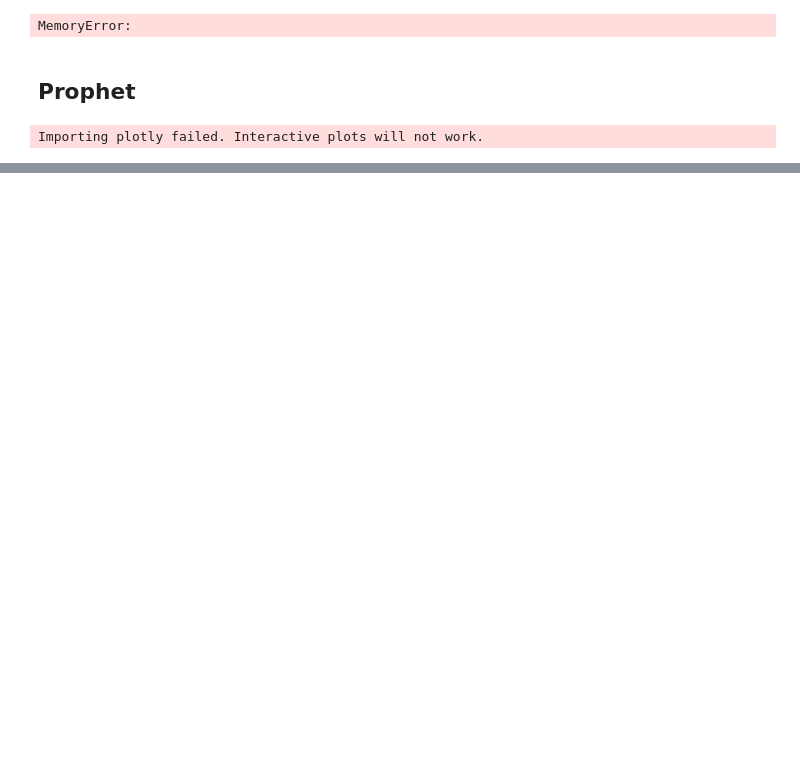
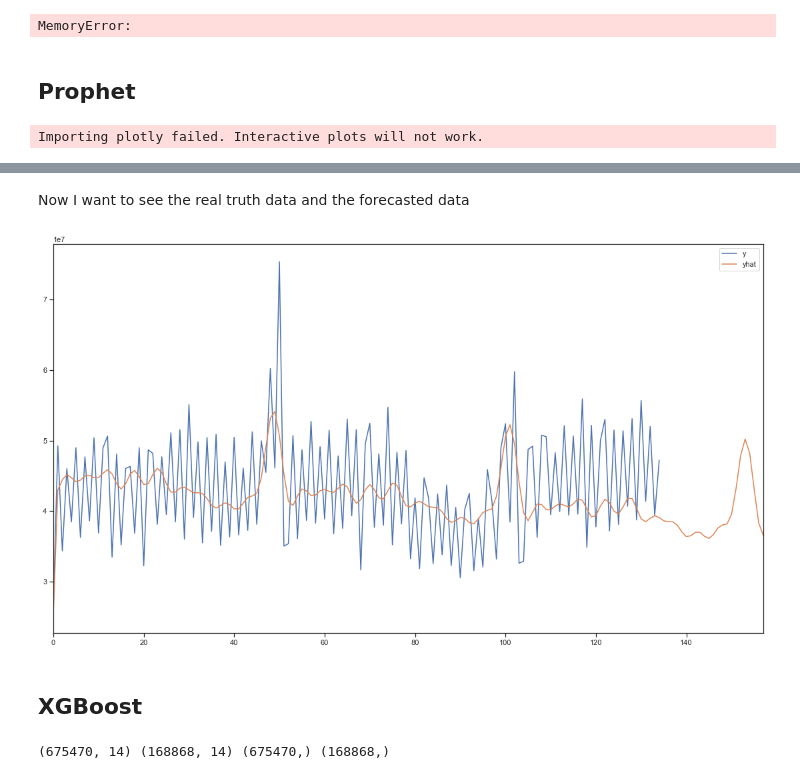
Before and after one commit to comsavvy/Rossman-Sales-Prediction, a Jupyter notebook: Rossman Sales Prediction.ipynb, the cells around one changed output, grey strips where cells are left out. Drawn from its saved outputs; the diff is of its cells as text; code cells hidden in the pictures; blank space fills up the shorter version.

```diff
--- a/Rossman Sales Prediction.ipynb
+++ b/Rossman Sales Prediction.ipynb
@@ -908,0 +934,6 @@ Importing plotly failed. Interactive plots will not work.
+# %%
+# as I understand from the documentation, the variables should have a specific names
+ts_prophet = ts_prophet.rename(columns = {"Date": "ds",
+                          "Sales": "y"})
+
+ts_prophet.tail()
@@ -908,0 +1011,19 @@ Importing plotly failed. Interactive plots will not work.
+# %% [markdown]
+Now I want to see the real truth data and the forecasted data
+# %%
+fc_week_prophet = forecast[["ds", "yhat", "yhat_lower", "yhat_upper"]] # create a df with only the importan variables
+fc_week_prophet = fc_week_prophet.merge(ts_week_prophet, how = "left", on = "ds") #add the original data to the fc frame, so we can compare
+fc_week_prophet = fc_week_prophet.set_index("ds") # make a time series index
+fc_week_prophet = fc_week_prophet.reset_index()
+fc_week_prophet.head()
+
+plt.figsize=(10,20)
+fc_week_prophet["y"].plot(figsize=(17,10))
+fc_week_prophet["yhat"].plot()
+
+plt.legend()
+plt.show()
+# %% [output]
+[figure, added]
+# %% [markdown]
+## XGBoost
@@ -908,0 +1039,16 @@ Importing plotly failed. Interactive plots will not work.
+# %%
+features = ["Store",'DayOfWeek','Promo',
+       'StateHoliday', 'SchoolHoliday', 'Year', 'Month', 'DayOfMonth',
+       'StoreType', 'Assortment',
+       'CompetitionDistance', 'Promo2',
+       'CompetitionOpen', 'PromoOpen']
+train_store["StateHoliday"] = train_store["StateHoliday"].astype('int64')
+train_store["Assortment"] = train_store["Assortment"].astype('int64')
+features = train_store[features]
+target = train_store['Sales']
+
+X_train, X_train_test, y_train, y_train_test = model_selection.train_test_split(features, target, test_size = 0.20, random_state = 15)
+# I call here train_test_set which is  divided 80% and 20% validation
+print(X_train.shape, X_train_test.shape, y_train.shape, y_train_test.shape)
+# %% [output]
+(675470, 14) (168868, 14) (675470,) (168868,)
```
Also changed, not shown: parts of 26 cells of this notebook, 2 other files.
